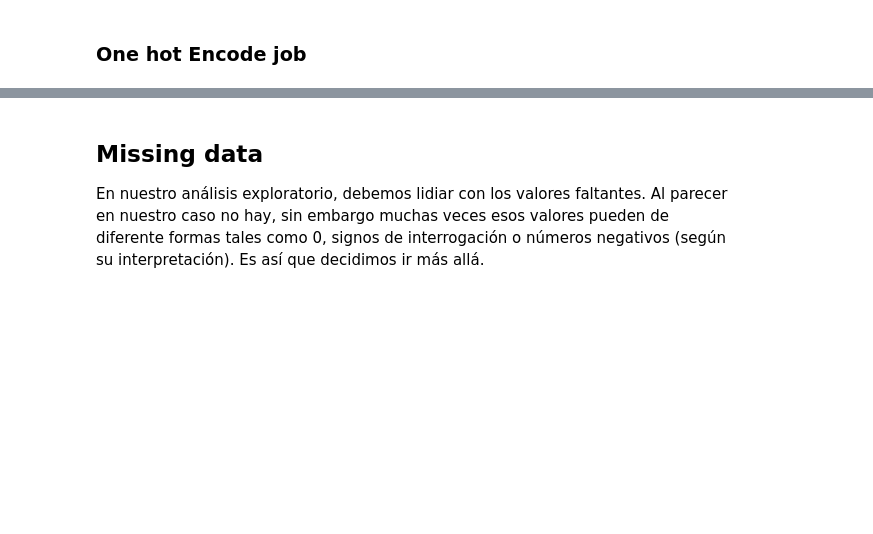
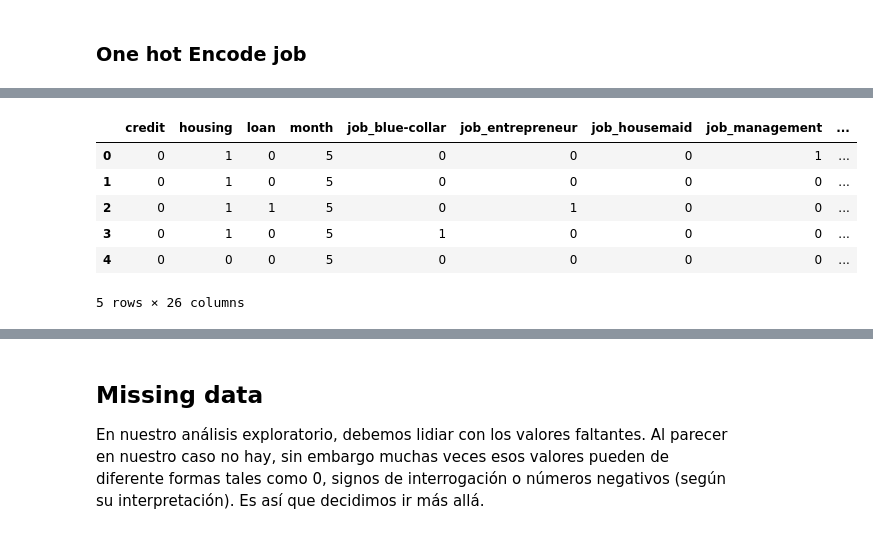
Before and after one commit to jaiderog/ML_IntroductoryCourse, a Jupyter notebook: Proyecto/notebook.ipynb, the cells around one changed output, grey strips where cells are left out. Drawn from its saved outputs; the diff is of its cells as text; code cells hidden in the pictures; blank space fills up the shorter version.

```diff
--- a/Proyecto/notebook.ipynb
+++ b/Proyecto/notebook.ipynb
@@ -135,0 +137,11 @@ print(df_marital)
+# %%
+cat_vars = cols_dummies + list(cat_var.keys())
+obj_df.head()
+# %% [output]
+|  | credit | housing | loan | month | job_blue-collar | job_entrepreneur | job_housemaid | job_management | ... |
+| 0 | 0 | 1 | 0 | 5 | 0 | 0 | 0 | 1 | ... |
+| 1 | 0 | 1 | 0 | 5 | 0 | 0 | 0 | 0 | ... |
+| 2 | 0 | 1 | 1 | 5 | 0 | 1 | 0 | 0 | ... |
+| 3 | 0 | 1 | 0 | 5 | 1 | 0 | 0 | 0 | ... |
+| 4 | 0 | 0 | 0 | 5 | 0 | 0 | 0 | 0 | ... |
+5 rows × 26 columns
```
Also changed, not shown: parts of 17 cells of this notebook, 1 other file.
